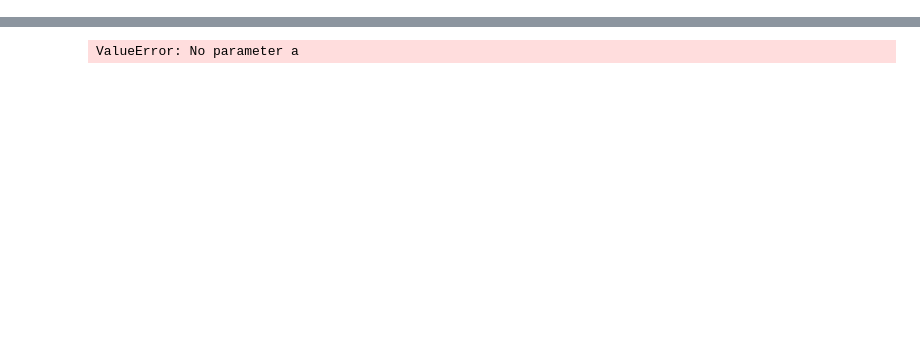
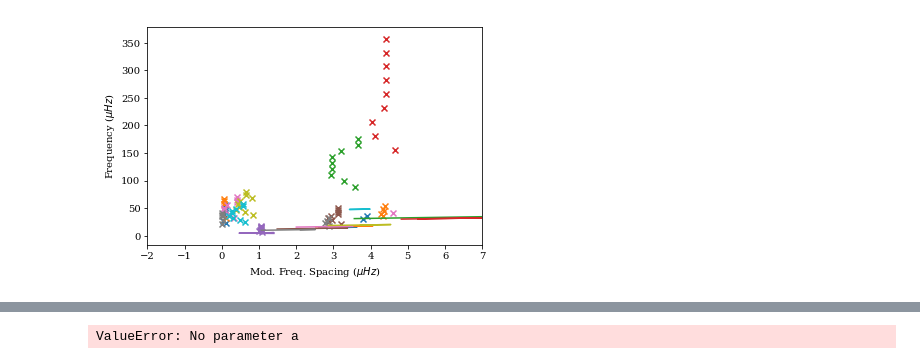
Before and after one commit to daw538/y4project, a Jupyter notebook: JoshFiles/rgData-reparameterised.ipynb, the cells around one changed output, grey strips where cells are left out. Cells and saved outputs as stored; diff of their text form; code cells hidden in the pictures; blank space fills up the shorter version.

```diff
--- a/JoshFiles/rgData-reparameterised.ipynb
+++ b/JoshFiles/rgData-reparameterised.ipynb
@@ -14,7 +14,7 @@ rc("font", family="serif", size=11)
 output = pd.read_csv('../data/output_1000stars.csv', usecols=range(1,4))
 #IDs = [(output.loc[output['ID'] == random.choice(output['ID'])]).iloc[0]['Numax'] for i in range(5)]
 
-noStars = 100
+noStars = 10
 # Select a random sample of stars from the file, recording their IDs
 IDs = [random.choice(output['ID']) for i in range(noStars)]
 # Create a list of the numax values corresponding to each ID
@@ -124,9 +127,11 @@ data {
     real freq[N, M];
     real freq_err[N, M];
     real dnu_guess[N];
+    real nmax_guess[N];
 }
 parameters {
-    real dnu[N];
+    real mod_std[M];
+    real dnu_std[N];
     real nmax[N];
     real epsilon[N];
     real alpha[N];
@@ -142,16 +147,31 @@ parameters {
     real AB;
 
 }
+
+transformed parameters {
+    real dnu[N];
+    real mod[M];
+    real func[M];
+    for (i in 1:N){
+        dnu[i] = dnu_std[i] * dnu_guess[i]*0.01 + dnu_guess[i];
+        for (j in 1:M){
+            func[j] = (n[i,j] + epsilon[i] + (alpha[i]/2) * (nmax[i] - n[i,j])^2 +
+                A[i]*G[i]/(2*pi()) * sin((2*pi()*(n[i,j]-nmax[i]))/G[i] + phi[i]))*dnu[i]*
+                exp(-n[i,j]/tau[i]);
+            mod[j] = mod_std[j]*func[j]*0.01 + func[j];
+        }
+    }
+}
+
 model {
-    real mod[M];
     for (i in 1:N){
         for (j in 1:M){
-            mod[j] = (n[i,j] + epsilon[i] + (alpha[i]/2) * (nmax[i] - n[i,j])^2 +
-                A[i]*G[i]/(2*pi()) * sin((2*pi()*(n[i,j]-nmax[i]))/G[i] + phi[i]))*dnu[i]*
-                exp(-n[i,j]/tau[i]);
+            mod_std[j] ~ normal(0, 1);
             mod[j] ~ normal(freq[i], freq_err[i]);
         }
-        dnu[i] ~ normal(dnu_guess[i], dnu_guess[i]*0.001);
+        nmax[i] ~ normal(nmax_guess[i], nmax_guess[i]*0.1);
+        dnu_std[i] ~ normal(0, 1);
+        dnu ~ normal(dnu_guess[i], dnu_guess[i]*0.01);
         epsilon[i] ~ normal(epsA + epsB*log(dnu[i]), 0.5);
         alpha[i] ~ lognormal(log(alA*dnu[i]^(-alB)), 0.3);
         A[i] ~ lognormal(log(AA*dnu[i]^(-AB)), 0.4);
@@ -159,7 +179,6 @@ model {
         //alpha[i] ~ lognormal(log(0.015*dnu[i]^(-0.32)), 0.5);
         //A[i] ~ lognormal(log(0.06*dnu[i]^(-0.88)), 0.6);
     }
-    nmax ~ normal(10, 4);
     G ~ normal(3.08, 0.65);
     tau ~ normal(50, 10);
     epsA ~ normal(0.601, 0.08);
@@ -179,7 +198,8 @@ stan_data = {'N': len(IDs),
          'n': arr_n,
          'freq': arr_freq,
          'freq_err': arr_freqerr,
-         'dnu_guess': dnu_avgarr
+         'dnu_guess': dnu_avgarr,
+         'nmax_guess': nmax
         }
 start = {'dnu': dnu_avgarr,
          'nmax': nmax,
@@ -198,5 +218,5 @@ start = {'dnu': dnu_avgarr,
     }
 nchains = 4
 
-fit = sm.sampling(data=stan_data, iter=10000, chains=nchains, init=[start for n in range(nchains)])
+fit = sm.sampling(data=stan_data, iter=1000, chains=nchains, init=[start for n in range(nchains)])
 # %% [output]
@@ -253,20 +274,22 @@ def model(n, dnu, nmax, epsilon, alpha, A, G, phi, tau):
 #for i in range(len(IDs)):
     #print(np.mean(fit['G'], axis=0)[i])
 # %%
-%matplotlib tk
+%matplotlib inline
 for i in range(len(IDs)):
     plt.figure(len(IDs))
     plt.scatter(modesID[i]['f0'] % dnu_avgID[i], modesID[i]['f0'], marker='x', label=r'$l=$'+str(0))
     #plt.errorbar(modesID[i]['f0'] % np.mean(modesID[i]['dnu']), modesID[i]['f0'], xerr=modesID[i]['f0_err'], zorder=0, fmt="none", label="none",
              #c='k', capsize=2, markersize=4, elinewidth=1)
     #np.mean(modesID[i]['dnu'])
     g2 = model(arr_n[i], np.mean(fit['dnu'],axis=0)[i], np.mean(fit['nmax'],axis=0)[i], np.mean(fit['epsilon'], axis=0)[i], np.mean(fit['alpha'], axis=0)[i],
           np.mean(fit['A'], axis=0)[i], np.mean(fit['G'], axis=0)[i], np.mean(fit['phi'], axis=0)[i], np.mean(fit['tau'], axis=0)[i])
     plt.plot(g2 % np.mean(fit['dnu'],axis=0)[i], g2, label='Fit_2D')
 
-plt.ylabel('Frequency')
-plt.xlabel(f'Mod. Freq. Spacing')
+plt.ylabel('Frequency ($\mu Hz$)')
+plt.xlabel(f'Mod. Freq. Spacing ($\mu Hz$)')
 plt.xlim(-2,7)
-plt.legend()
+#plt.legend()
 plt.show()
+# %% [output]
+[figure, added]
 # %%
```
Also changed, not shown: parts of 8 cells of this notebook, 2 other files.
